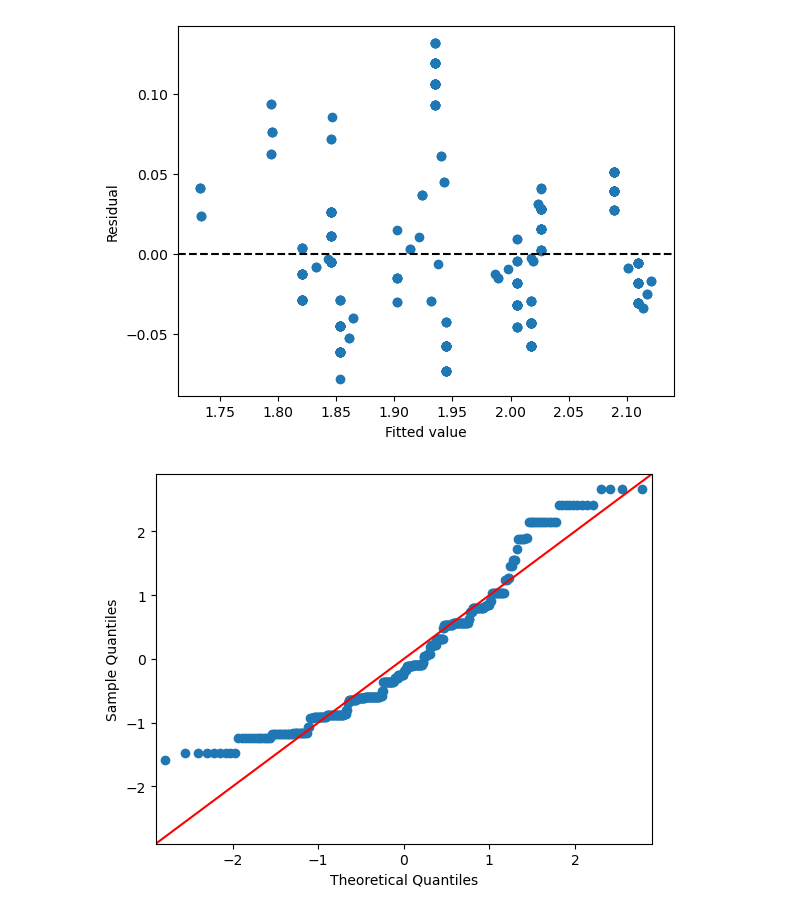
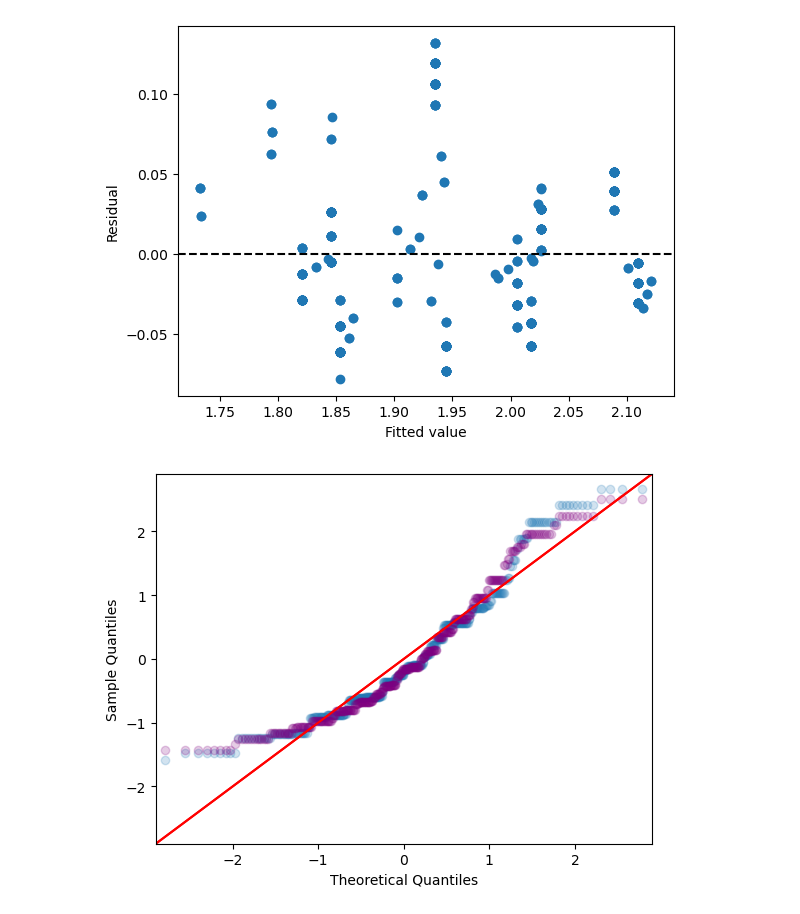
Before and after one commit to eric-y33/Math360-MAGC3, a Jupyter notebook: Transformations.ipynb, the cells around one changed output. Drawn from its saved outputs; the diff is of its cells as text; code cells hidden in the pictures.

Commit message:
make overlapping qqplot

```diff
--- a/Transformations.ipynb
+++ b/Transformations.ipynb
@@ -11,3 +11,11 @@ packages imported
 # %%
 sleep_data = pd.read_csv('Sleep.csv')
 sleep = pd.DataFrame(sleep_data)
+# %%
+sleepTransformed = sleep.copy()
+X = sleepTransformed[['Physical_Activity','Quality','Stress']]
+Y = sleepTransformed['Duration']
+X = sm.add_constant(X)
+original_reg = sm.OLS(Y, X).fit()
+# print(reg.summary())
+print(original_reg.rsquared_adj)
@@ -159,7 +174,13 @@ plt.show()
 # %% [output]
 [figure]
 # %%
-sm.qqplot(residuals, fit=True, line="45")
+original_residuals = original_reg.resid
+
+fig, ax = plt.subplots()
+
+sm.qqplot(residuals, fit = True, line='45', alpha = 0.2, ax=ax)
+sm.qqplot(original_residuals, fit = True, line='45', markerfacecolor='purple', markeredgecolor='purple', alpha = 0.2, ax=ax)
+
 plt.show()
 # %% [output]
-[figure, old version]
+[figure, new version]
```
Also changed, not shown: parts of 2 cells of this notebook.
